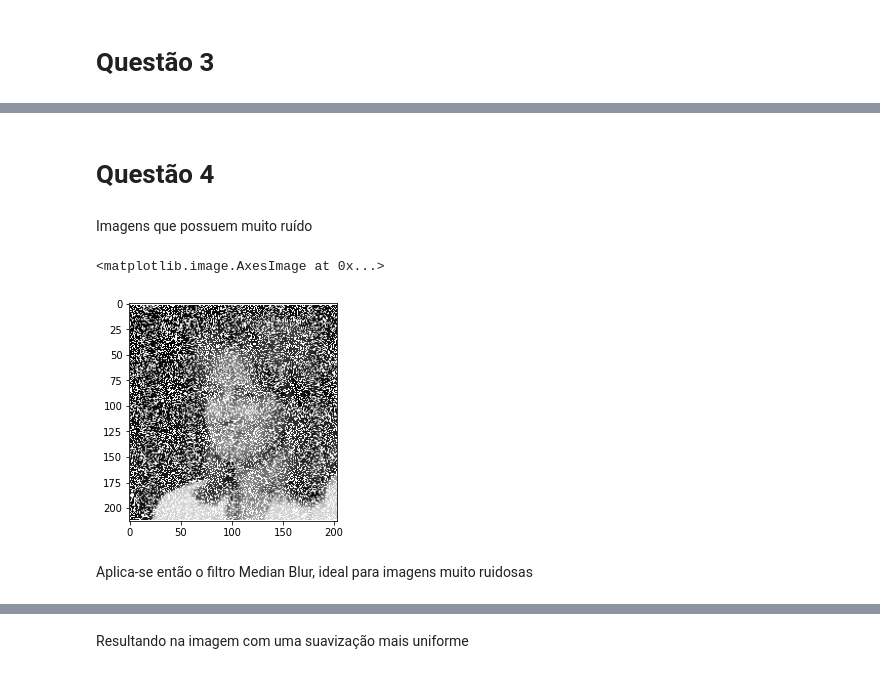
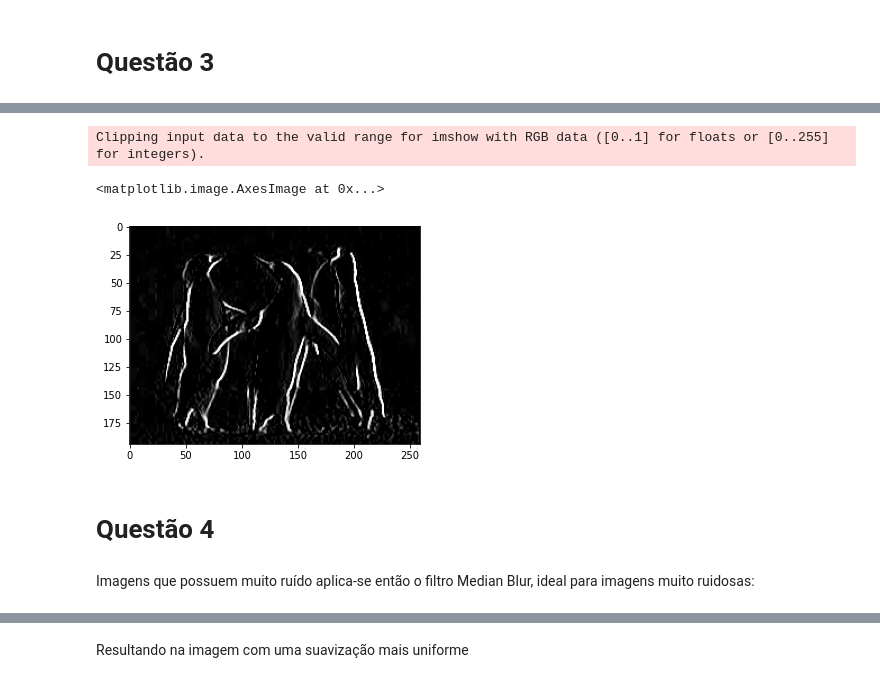
Before and after one commit to jhonnye0/ECOM100_Listas, a Jupyter notebook: VisaoComp_Lista1.ipynb, the cells around one changed output, grey strips where cells are left out. Cells and saved outputs as stored; diff of their text form; code cells hidden in the pictures.

```diff
--- a/VisaoComp_Lista1.ipynb
+++ b/VisaoComp_Lista1.ipynb
@@ -12,2 +118,7 @@ from matplotlib import pyplot
 # %% [markdown]
 # Questão 3
+# %%
+img_path = '/content/questao5_img/threshold_1.jpg'
+
+img = cv2.imread(img_path, cv2.IMREAD_GRAYSCALE)
+img = cv2.cvtColor(img, cv2.COLOR_BGR2RGB)
@@ -14,3 +136,10 @@ from matplotlib import pyplot
+# %%
+result = filter2D(img, kernel*NUMERO_MAGICO)
+pyplot.imshow(result, 'gray')
+# %% [output]
+Clipping input data to the valid range for imshow with RGB data ([0..1] for floats or [0..255] for integers).
+<matplotlib.image.AxesImage at 0x...>
+[figure, added]
 # %% [markdown]
 # Questão 4
 # %%
@@ -19,11 +148,4 @@ img_path = '/content/questao4_img/medianfilter.png'
 img = cv2.imread(img_path, cv2.IMREAD_GRAYSCALE)
 img = cv2.cvtColor(img, cv2.COLOR_BGR2RGB)
 # %% [markdown]
-Imagens que possuem muito ruído
+Imagens que possuem muito ruído aplica-se então o filtro Median Blur, ideal para imagens muito ruidosas:
-# %%
-pyplot.imshow(img)
-# %% [output]
-<matplotlib.image.AxesImage at 0x...>
-[figure, removed]
-# %% [markdown]
-Aplica-se então o filtro Median Blur, ideal para imagens muito ruidosas
```
Also changed, not shown: parts of 55 cells of this notebook.
